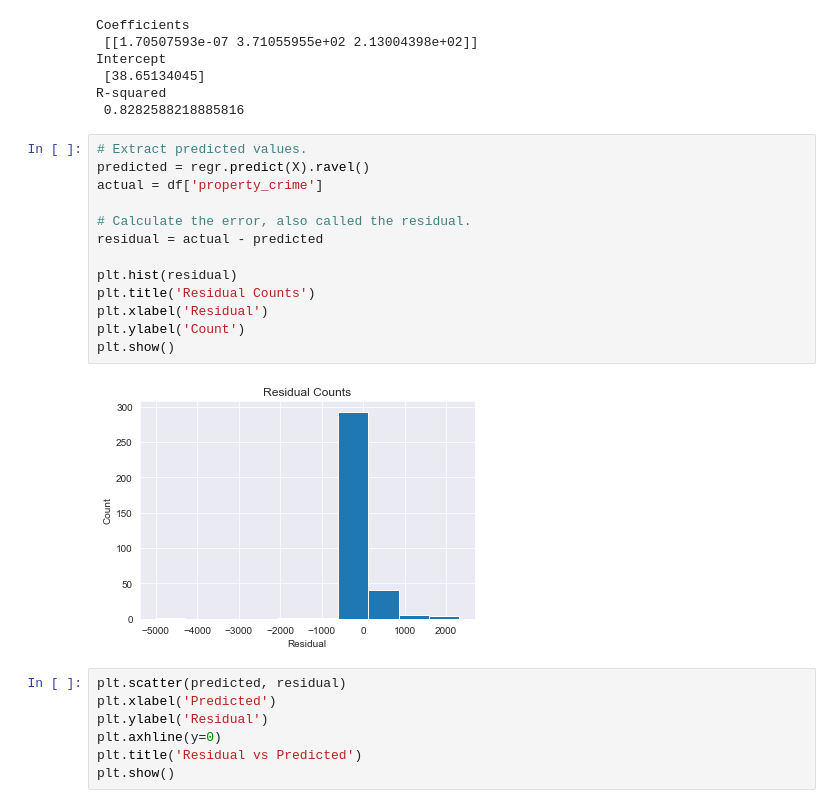
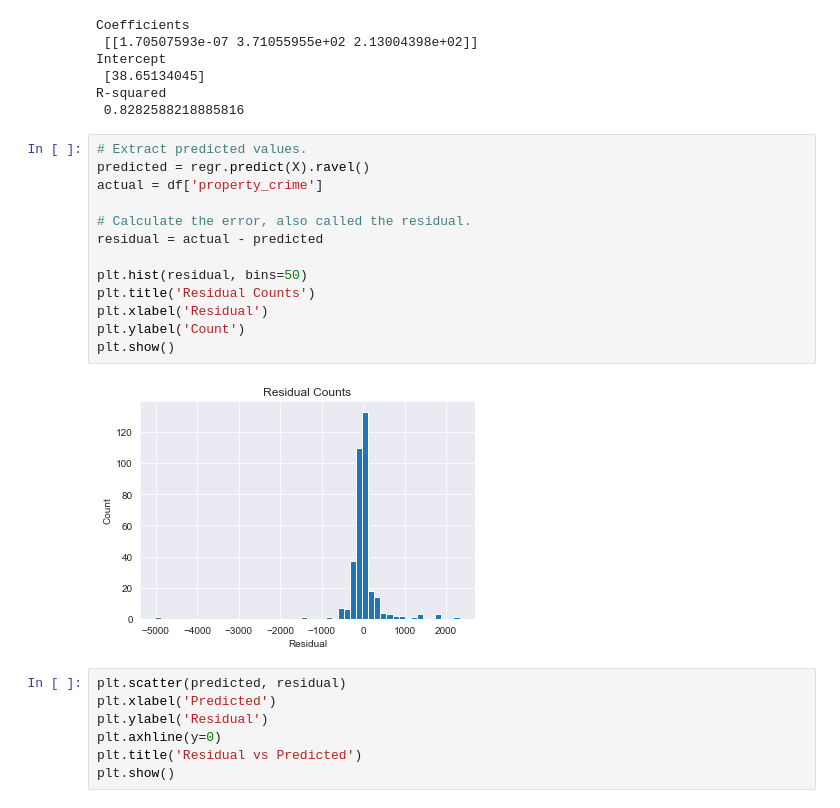
Before and after one commit to MitchellEwing/Drills, a Jupyter notebook: bootcamp/unit2/validationLinearRegression_CrimeNY.ipynb, the cells around one changed output. Saved outputs shown, nothing was run; the diff lists cells and outputs as text.

```diff
--- a/bootcamp/unit2/validationLinearRegression_CrimeNY.ipynb
+++ b/bootcamp/unit2/validationLinearRegression_CrimeNY.ipynb
@@ -228,18 +228,18 @@ R-squared
 # %%
 # Extract predicted values.
 predicted = regr.predict(X).ravel()
 actual = df['property_crime']
 
 # Calculate the error, also called the residual.
 residual = actual - predicted
 
-plt.hist(residual)
+plt.hist(residual, bins=50)
 plt.title('Residual Counts')
 plt.xlabel('Residual')
 plt.ylabel('Count')
 plt.show()
 # %% [output]
-[figure, old version]
+[figure, new version]
 # %%
 plt.scatter(predicted, residual)
 plt.xlabel('Predicted')
```
Also changed, not shown: parts of 12 cells of this notebook.
